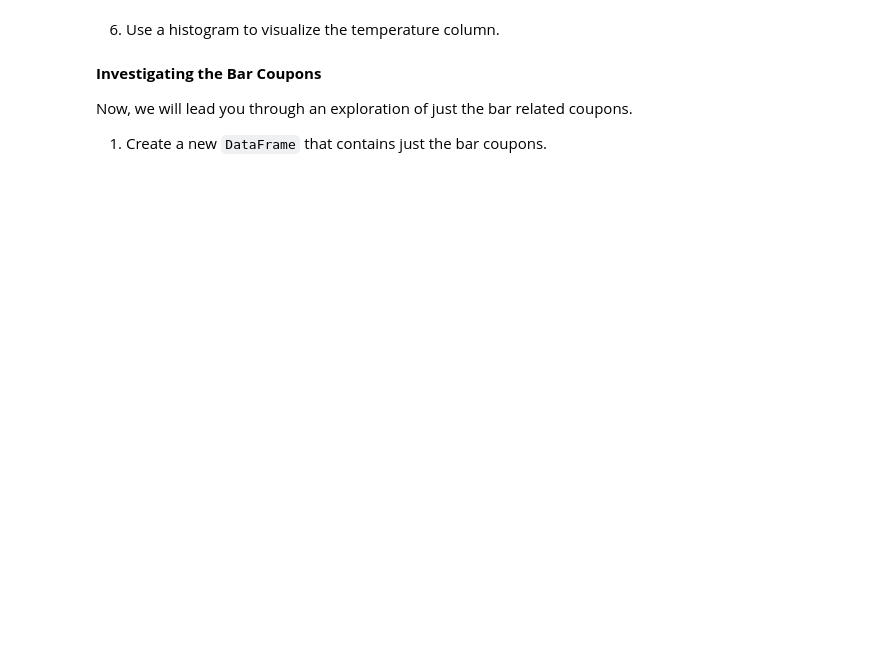
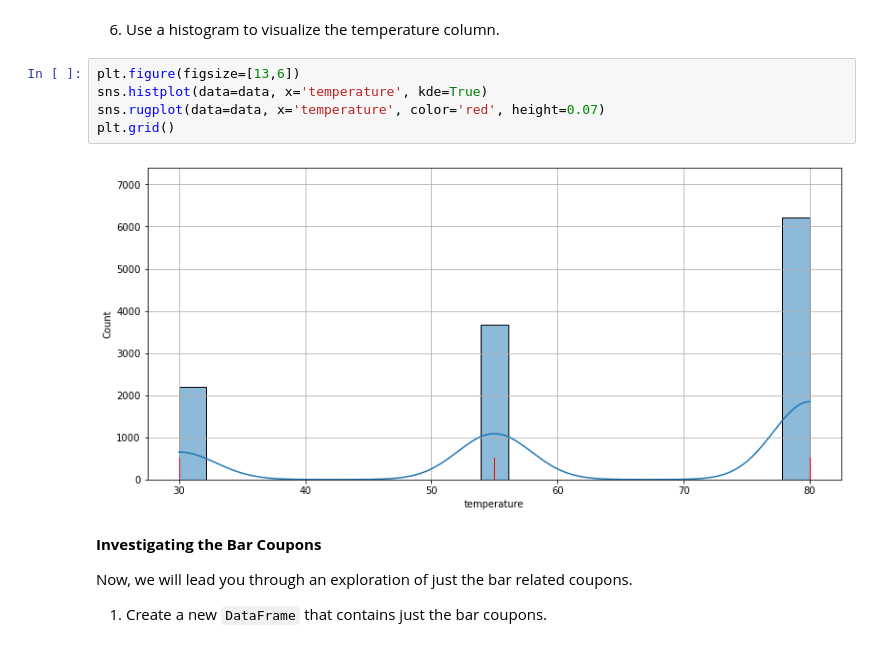
Before and after one commit to Naknak360/coupon-acceptance, a Jupyter notebook: prompt.ipynb, the cells around one changed output. Drawn from its saved outputs; the diff is of its cells as text; blank space fills up the shorter version.

```diff
--- a/prompt.ipynb
+++ b/prompt.ipynb
@@ -89,5 +267,12 @@ data.head()
 # %% [markdown]
 6. Use a histogram to visualize the temperature column.
+# %%
+plt.figure(figsize=[13,6])
+sns.histplot(data=data, x='temperature', kde=True)
+sns.rugplot(data=data, x='temperature', color='red', height=0.07)
+plt.grid()
+# %% [output]
+[figure, added]
 # %% [markdown]
 **Investigating the Bar Coupons**
 
```
Also changed, not shown: parts of 43 cells of this notebook.
